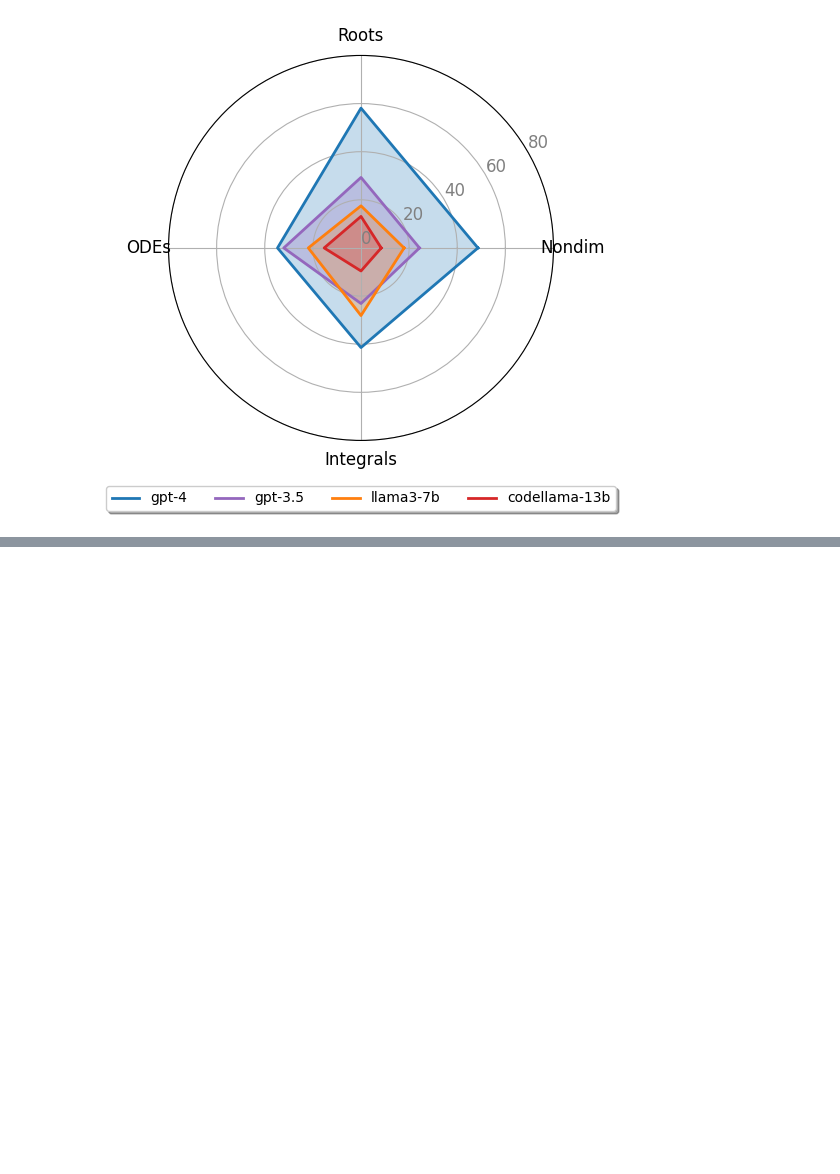
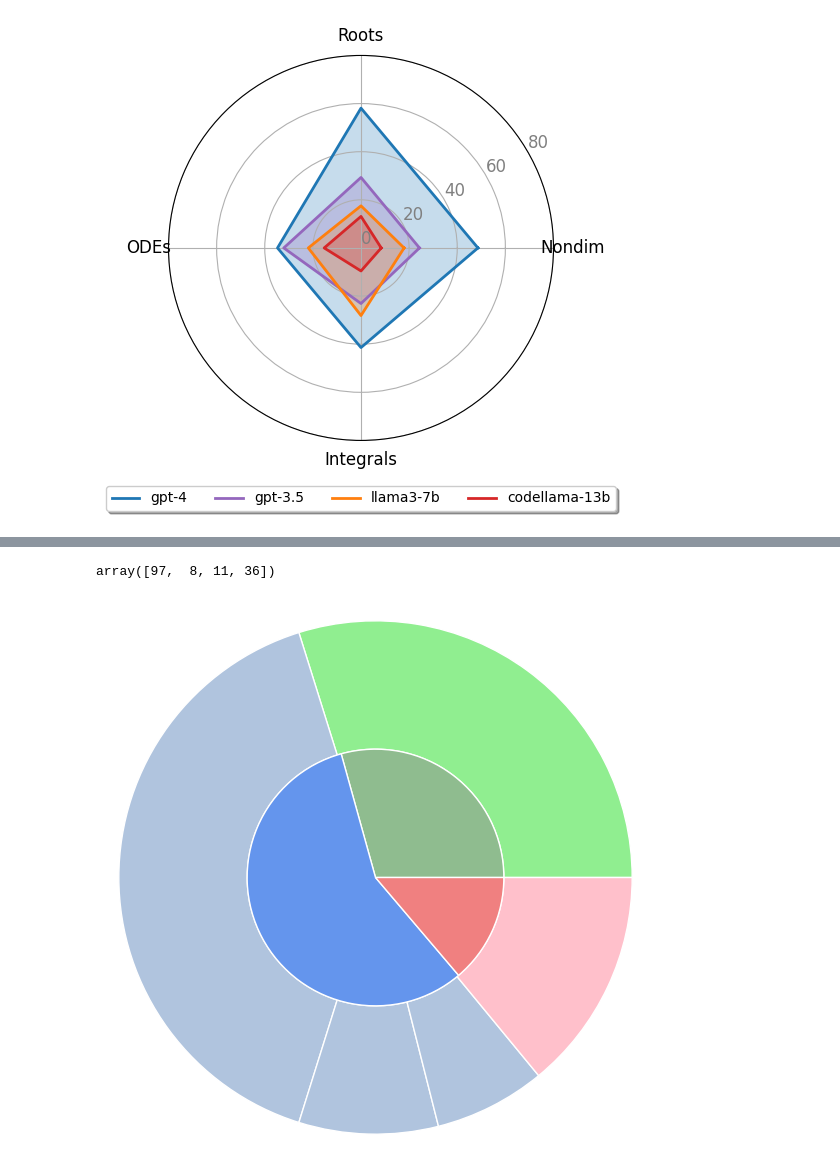
Before and after one commit to sarahmart/HARDMath, a Jupyter notebook: evaluation/paper_plotting.ipynb, the cells around one changed output, grey strips where cells are left out. Drawn from its saved outputs; the diff is of its cells as text; code cells hidden in the pictures; blank space fills up the shorter version.

```diff
--- a/evaluation/paper_plotting.ipynb
+++ b/evaluation/paper_plotting.ipynb
@@ -86,0 +140,58 @@ plt.show()
+# %%
+incorrect
+# %% [output]
+array([97,  8, 11, 36])
+# %%
+# breakdown analysis for roots type
+incorrect_roots = incorrect[1]
+partial_roots = partial[1]
+correct_roots = correct[1]
+inner_sizes = [correct_roots, partial_roots, incorrect_roots]
+norm_inner_sizes = inner_sizes / np.sum(inner_sizes)*2*np.pi
+plot_inner = np.cumsum(np.append(0,norm_inner_sizes.flatten()[:-1]))
+# number 23, 5, 4 acquired by human examination of answers
+outer_sizes = [correct_roots, 23, 5, 4, incorrect_roots]
+norm_outer_sizes = outer_sizes / np.sum(outer_sizes)*2*np.pi
+plot_outer = np.cumsum(np.append(0,norm_outer_sizes.flatten()[:-1]))
+# %%
+# Creating dataset
+size = 6
+
+
+# Creating color scale
+cmap = plt.get_cmap("tab20c")
+outer_colors = cmap(np.arange(6)*4)
+inner_colors = cmap(np.array([1, 2, 5, 6, 9,
+							10, 12, 13, 15,
+							17, 18, 20]))
+
+# Creating plot
+fig, ax = plt.subplots(figsize=(10, 7),
+					subplot_kw=dict(polar=True))
+
+ax.bar(x=plot_outer,
+	width=norm_outer_sizes,
+	bottom=1-size,
+	height=size,
+	color=['lightgreen','lightsteelblue','lightsteelblue','lightsteelblue','pink'],
+	edgecolor='w',
+	linewidth=1,
+	align="edge")
+
+ax.bar(x=plot_inner,
+	width=norm_inner_sizes,
+	bottom=1-2*size,
+	height=size,
+	color=['darkseagreen','cornflowerblue','lightcoral'],
+	edgecolor='w',
+	linewidth=1,
+	align="edge")
+
+
+#ax.set(title="Detailed Error Types")
+ax.set_axis_off()
+
+# show plot
+plt.show()
+# %% [output]
+[figure, added]
```
Also changed, not shown: parts of 6 cells of this notebook, 13 other files.
